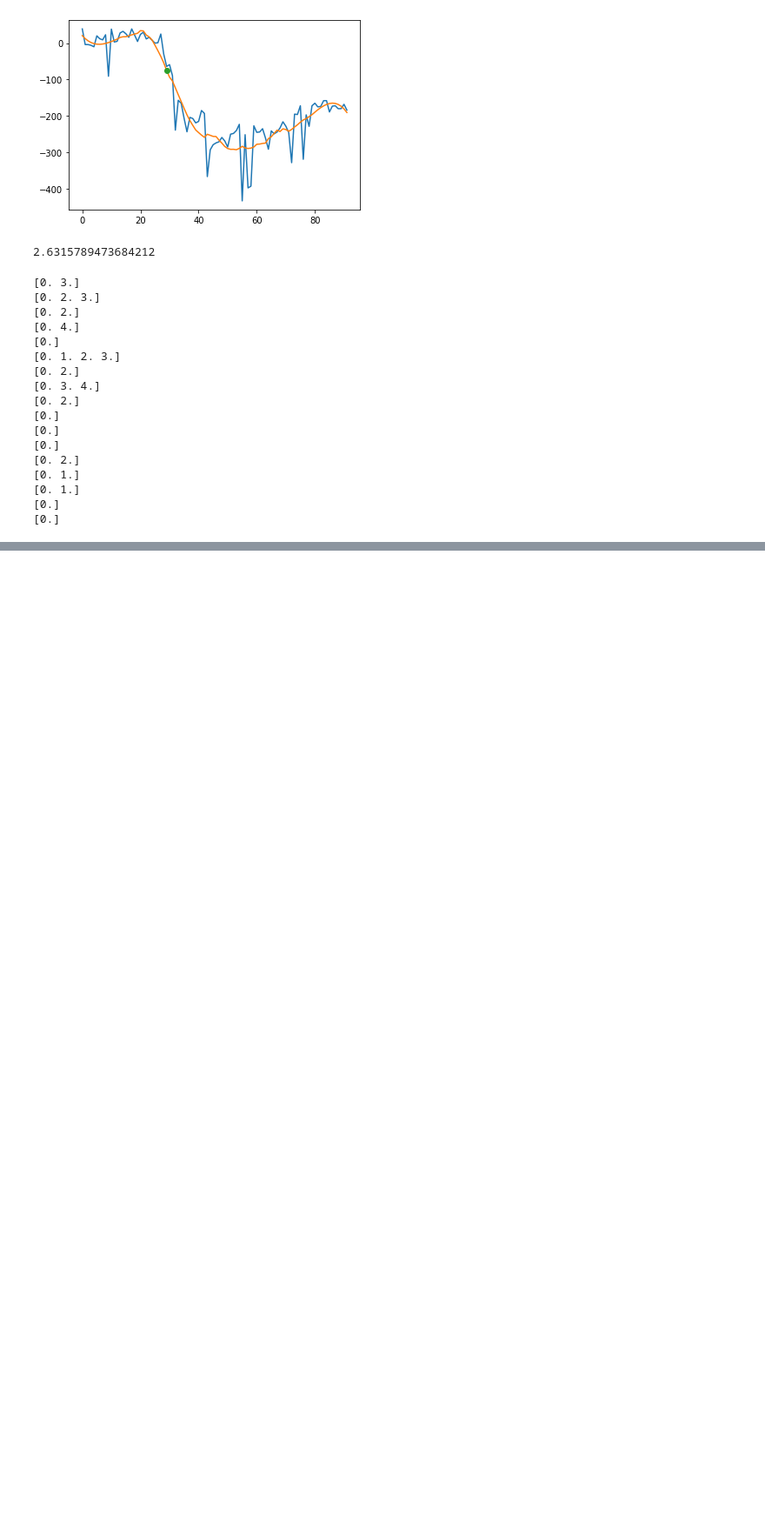
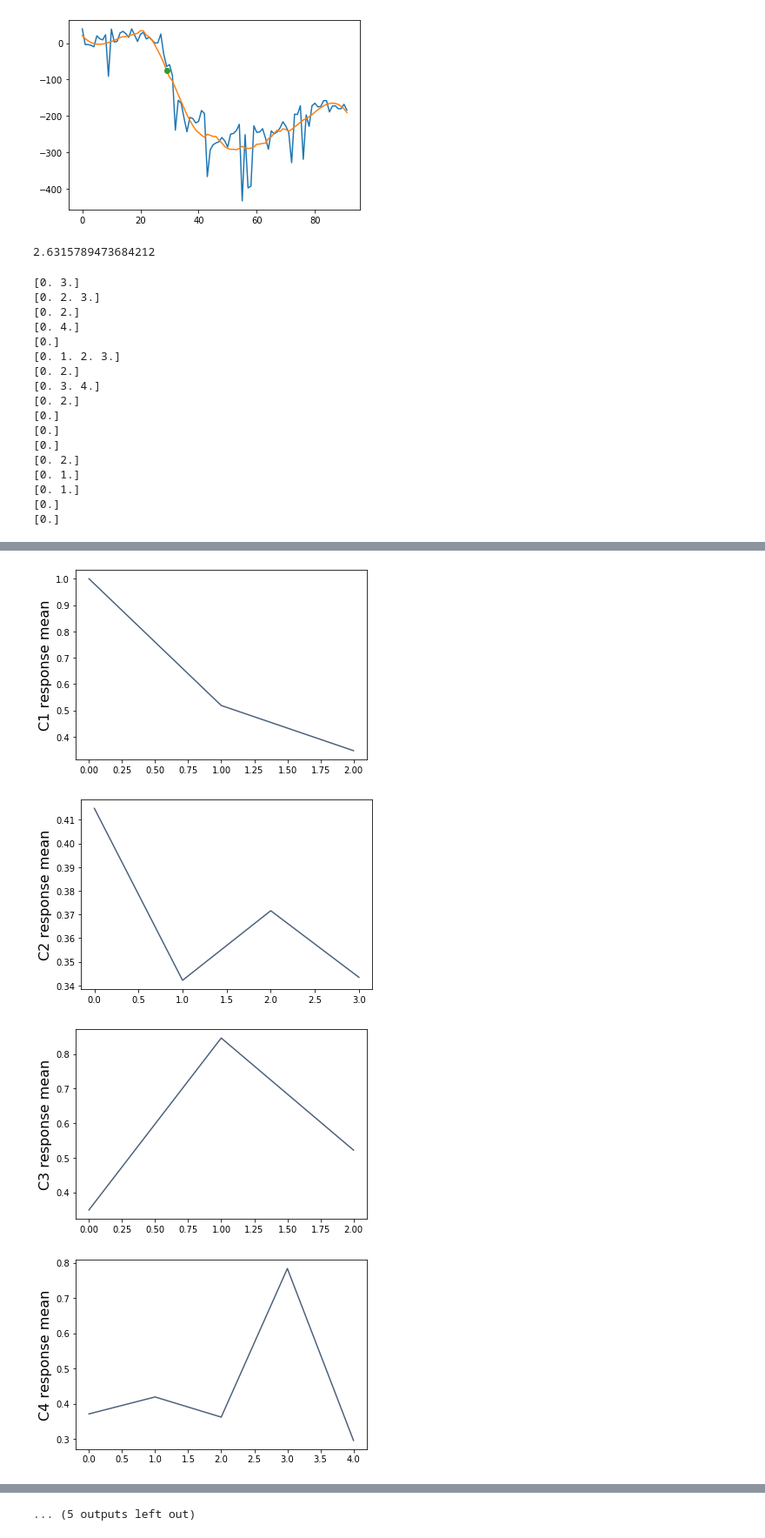
Before and after one commit to thomasundo2/covid-policy-analysis, a Jupyter notebook: gr_dec_analysis/gr_dec_analysis.ipynb, the cells around one changed output, grey strips where cells are left out. Shown: that part at 87% size. Cells and saved outputs as stored; diff of their text form; code cells hidden in the pictures; blank space fills up the shorter version.

Commit message:
response wrt policy implementation

```diff
--- a/gr_dec_analysis/gr_dec_analysis.ipynb
+++ b/gr_dec_analysis/gr_dec_analysis.ipynb
@@ -298,0 +290,20 @@ for policy in policies:
+# %%
+def divide_policy(policy, response):
+    policy_str = policy_names[policies.index(policy)]
+    return Table().with_columns(policy_str + " response", response/np.nanmax(response), policy_str, policy).exclude(np.argwhere(np.isnan(response_E)).flatten())
+# %%
+def divide_policy(policy, response):
+    policy_str = policy_names[policies.index(policy)]
+    return Table().with_columns(policy_str + " response", response/np.nanmax(response), policy_str, np.round_(policy)).exclude(np.argwhere(np.isnan(response_E)).flatten()).group(policy_str, np.mean)
+# %%
+RE = []
+for policy in policies:
+    RE.append(divide_policy(policy, response_E).to_df())
+
+response_wrt_ePolicy = Table.from_df(pd.concat(RE, axis = 1).drop(columns = policy_names))
+# %%
+RCH = []
+for policy in policies:
+    RCH.append(divide_policy(policy, response_CH).to_df())
+
+response_wrt_chPolicy = Table.from_df(pd.concat(RCH, axis = 1).drop(columns = policy_names))
@@ -298,0 +316,8 @@ for policy in policies:
+# %%
+for i in range(response_wrt_chPolicy.num_columns):
+    response_wrt_chPolicy.select(i).plot()
+# %% [output]
+[figure, added]
+[figure, added]
+[figure, added]
+[figure, added]
@@ -298,0 +332 @@ for policy in policies:
+... (5 outputs left out)
```
Also changed, not shown: parts of 7 cells of this notebook, 4 other files.
